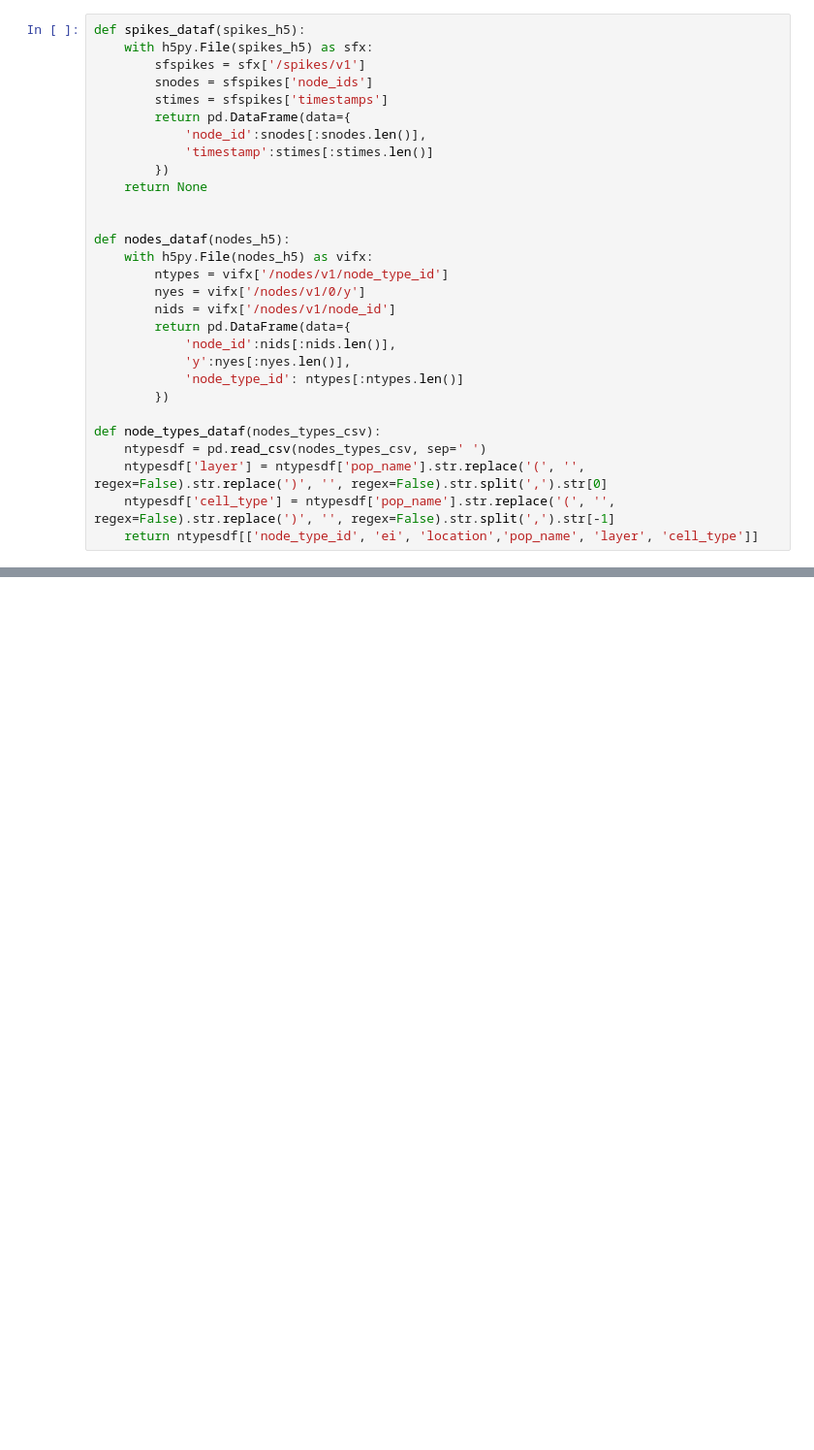
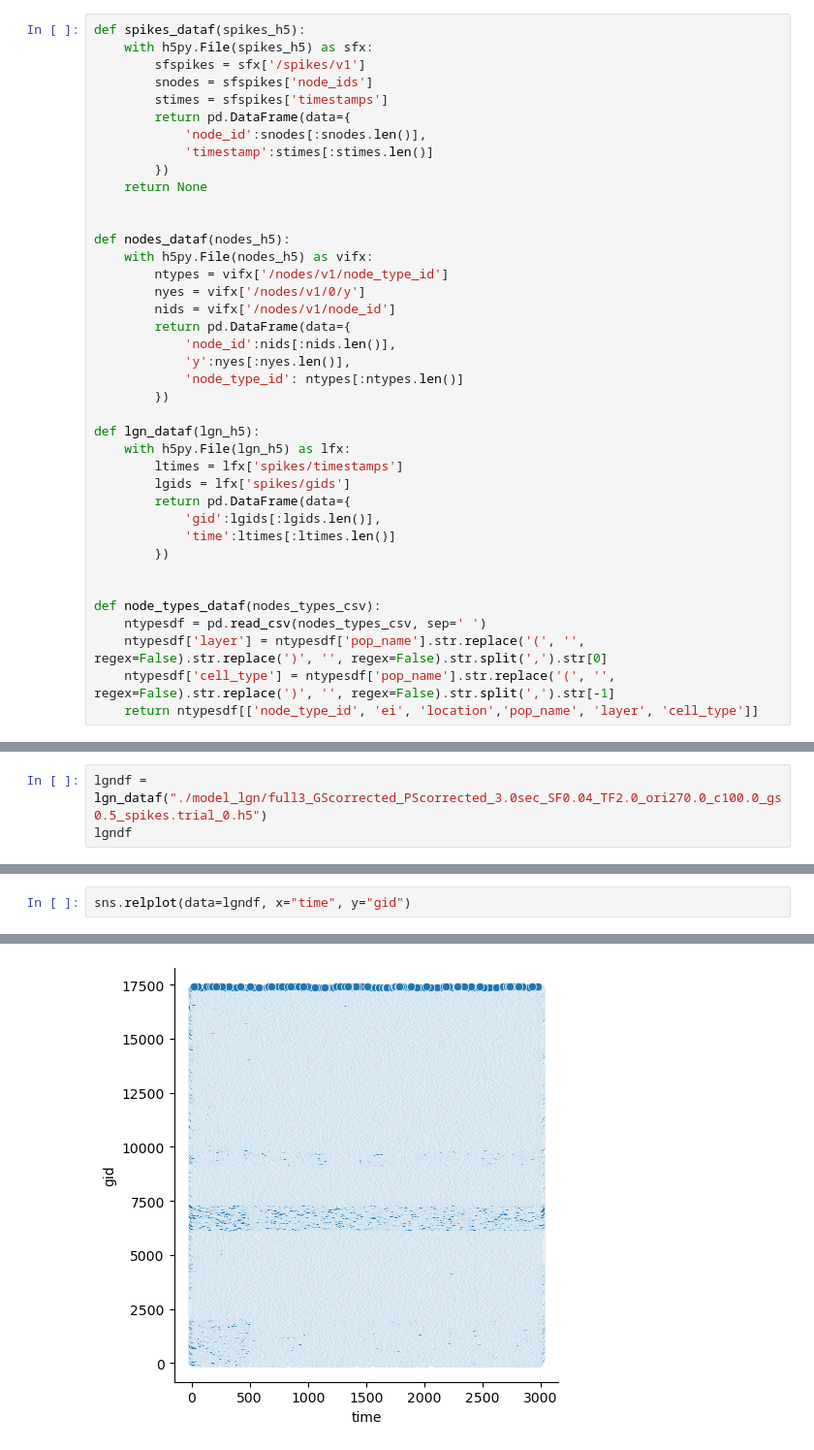
Before and after one commit to srirampc/airavata-cerebrum, a Jupyter notebook: resources/notebooks/V1-BMTK-Simulate.ipynb, the cells around one changed output, grey strips where cells are left out. Shown: that part at 97% size. Saved outputs shown, nothing was run; the diff lists cells and outputs as text; blank space fills up the shorter version.

Commit message:
Add plot for LGN

```diff
--- a/resources/notebooks/V1-BMTK-Simulate.ipynb
+++ b/resources/notebooks/V1-BMTK-Simulate.ipynb
@@ -43,6 +41,16 @@ def nodes_dataf(nodes_h5):
             'node_type_id': ntypes[:ntypes.len()]
         })
 
+def lgn_dataf(lgn_h5):
+    with h5py.File(lgn_h5) as lfx:
+        ltimes = lfx['spikes/timestamps']
+        lgids = lfx['spikes/gids']
+        return pd.DataFrame(data={
+            'gid':lgids[:lgids.len()],
+            'time':ltimes[:ltimes.len()]
+        })
+
+
 def node_types_dataf(nodes_types_csv):
     ntypesdf = pd.read_csv(nodes_types_csv, sep=' ')
     ntypesdf['layer'] = ntypesdf['pop_name'].str.replace('(', '', regex=False).str.replace(')', '', regex=False).str.split(',').str[0]
@@ -66,0 +75,3 @@ v1_bmtk_simulate.main("./model_builds/v1030/config.json", 16)
+# %%
+lgndf = lgn_dataf("./model_lgn/full3_GScorrected_PScorrected_3.0sec_SF0.04_TF2.0_ori270.0_c100.0_gs0.5_spikes.trial_0.h5")
+lgndf
@@ -66,0 +92,3 @@ v1_bmtk_simulate.main("./model_builds/v1030/config.json", 16)
+# %%
+sns.relplot(data=lgndf, x="time", y="gid")
+# %% [output]
@@ -66,0 +96 @@ v1_bmtk_simulate.main("./model_builds/v1030/config.json", 16)
+[figure, added]
```
Also changed, not shown: parts of 10 cells of this notebook.
